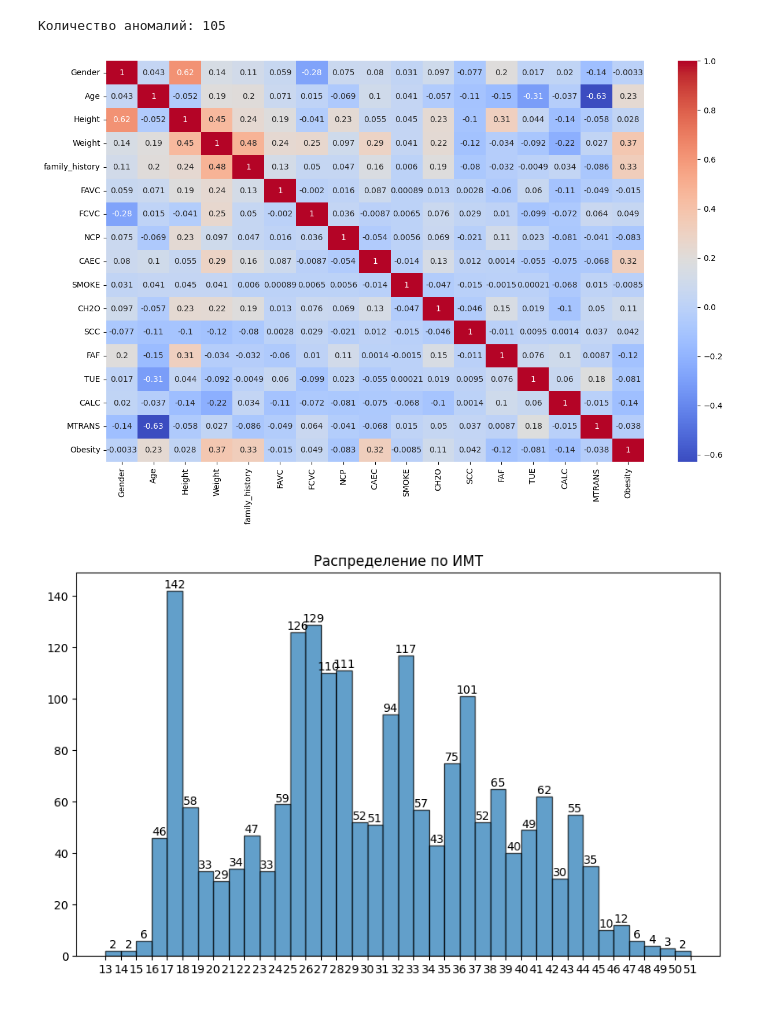
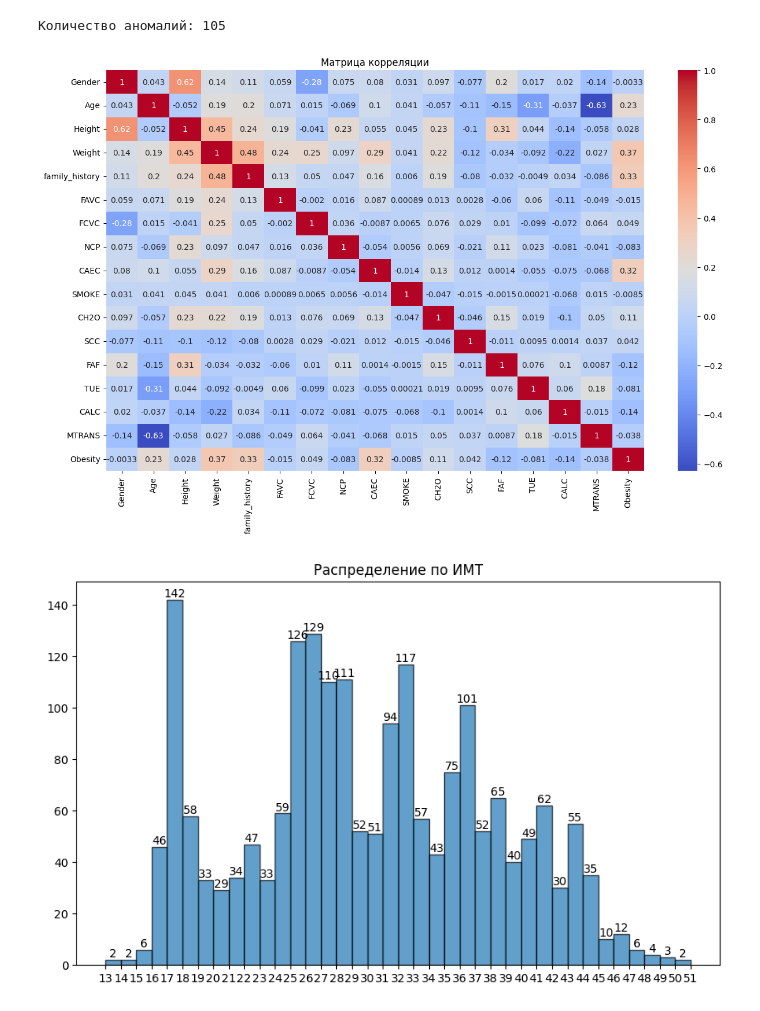
Before and after one commit to AnaKaftanchikova/data_science, a Jupyter notebook: hw6/hw6.ipynb, the cells around one changed output. Saved outputs shown, nothing was run; the diff lists cells and outputs as text; code cells hidden in the pictures.

```diff
--- a/hw6/hw6.ipynb
+++ b/hw6/hw6.ipynb
@@ -363,14 +363,14 @@ data = data.drop(columns=['anomaly'], axis=1)
 # %%
 # Матрица корреляции
 try:
-    data_visual.add_heatmap(data, 'Corr_origin_info')
+    data_visual.add_heatmap(data, 'Corr_origin_info', 'Матрица корреляции')
     log.add_log_info('Матрица корреляции')
 except Exception as e:
     log.add_log_error(f'Произошла ошибка: {e}')
 finally:
     log.add_log_debug('finally_after_add_distplot')
 # %% [output]
-[figure, old version]
+[figure, new version]
 # %%
 # Обучение моделей
 log.add_log_info('Обучение моделей')
```
Also changed, not shown: parts of 3 cells of this notebook, 6 other files.
